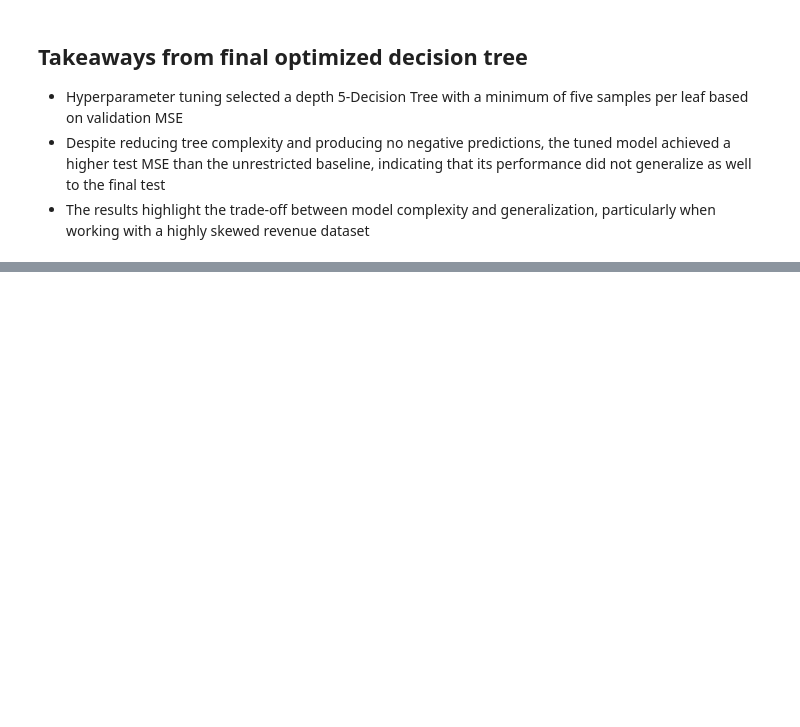
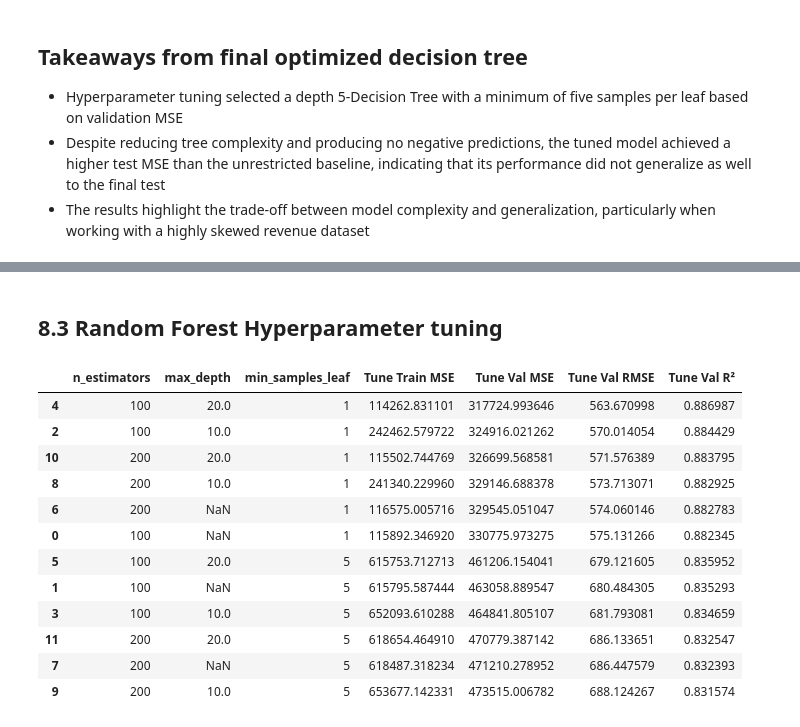
Before and after one commit to L-nsamba/linear_regression_model, a Jupyter notebook: summative/linear_regression/multivariate.ipynb, the cells around one changed output, grey strips where cells are left out. Drawn from its saved outputs; the diff is of its cells as text; code cells hidden in the pictures; blank space fills up the shorter version.

Commit message:
random forest model

```diff
--- a/summative/linear_regression/multivariate.ipynb
+++ b/summative/linear_regression/multivariate.ipynb
@@ -1396,0 +1463,66 @@ display(dt_final_results_df)
+# %% [markdown]
+## 8.3 Random Forest Hyperparameter tuning
+# %%
+# Defining the candidate hyperparameter values
+rf_n_estimators_values = [100, 200]
+rf_max_depth_values = [None, 10, 20]
+rf_min_samples_leaf_values = [1, 5]
+
+# Initializing empty results list
+rf_tuning_results = []
+
+# Three nested loops over all hyperparameter combinations
+for n_est in rf_n_estimators_values:
+    for depth in rf_max_depth_values:
+        for min_leaf in rf_min_samples_leaf_values:
+
+            # Initalizing the fresh Random Forest model
+            rf_tune_model = RandomForestRegressor(
+                n_estimators=n_est,
+                max_depth=depth,
+                min_samples_leaf=min_leaf,
+                random_state=42,
+                n_jobs=-1,
+            )
+
+            # Fitting using tuning-training observations
+            rf_tune_model.fit(X_tune_train_processed, y_tune_train)
+
+            # Generating predictions
+            rf_tune_train_preds = rf_tune_model.predict(X_tune_train_processed)
+            rf_tune_val_preds = rf_tune_model.predict(X_val_processed)
+
+            # Calculating evaluation metrics
+            rf_tune_train_mse = mean_squared_error(y_tune_train, rf_tune_train_preds)
+            rf_tune_val_mse = mean_squared_error(y_val, rf_tune_val_preds)
+            rf_tune_val_rmse = np.sqrt(rf_tune_val_mse)
+            rf_tune_val_r2 = r2_score(y_val, rf_tune_val_preds)
+
+            # Storing results
+            rf_tuning_results.append({
+                "n_estimators": n_est,
+                "max_depth": depth,
+                "min_samples_leaf": min_leaf,
+                "Tune Train MSE": rf_tune_train_mse,
+                "Tune Val MSE": rf_tune_val_mse,
+                "Tune Val RMSE": rf_tune_val_rmse,
+                "Tune Val R²": rf_tune_val_r2,
+            })
+
+# Creating dataframe, sorting by validation MSE ascending
+rf_tuning_results_df = pd.DataFrame(rf_tuning_results).sort_values(by="Tune Val MSE", ascending=True)
+display(rf_tuning_results_df)
+# %% [output]
+|  | n_estimators | max_depth | min_samples_leaf | Tune Train MSE | Tune Val MSE | Tune Val RMSE | Tune Val R² |
+| 4 | 100 | 20.0 | 1 | 114262.831101 | 317724.993646 | 563.670998 | 0.886987 |
+| 2 | 100 | 10.0 | 1 | 242462.579722 | 324916.021262 | 570.014054 | 0.884429 |
+| 10 | 200 | 20.0 | 1 | 115502.744769 | 326699.568581 | 571.576389 | 0.883795 |
+| 8 | 200 | 10.0 | 1 | 241340.229960 | 329146.688378 | 573.713071 | 0.882925 |
+| 6 | 200 | NaN | 1 | 116575.005716 | 329545.051047 | 574.060146 | 0.882783 |
+| 0 | 100 | NaN | 1 | 115892.346920 | 330775.973275 | 575.131266 | 0.882345 |
+| 5 | 100 | 20.0 | 5 | 615753.712713 | 461206.154041 | 679.121605 | 0.835952 |
+| 1 | 100 | NaN | 5 | 615795.587444 | 463058.889547 | 680.484305 | 0.835293 |
+| 3 | 100 | 10.0 | 5 | 652093.610288 | 464841.805107 | 681.793081 | 0.834659 |
+| 11 | 200 | 20.0 | 5 | 618654.464910 | 470779.387142 | 686.133651 | 0.832547 |
+| 7 | 200 | NaN | 5 | 618487.318234 | 471210.278952 | 686.447579 | 0.832393 |
+| 9 | 200 | 10.0 | 5 | 653677.142331 | 473515.006782 | 688.124267 | 0.831574 |
```
Also changed, not shown: parts of 12 cells of this notebook.
